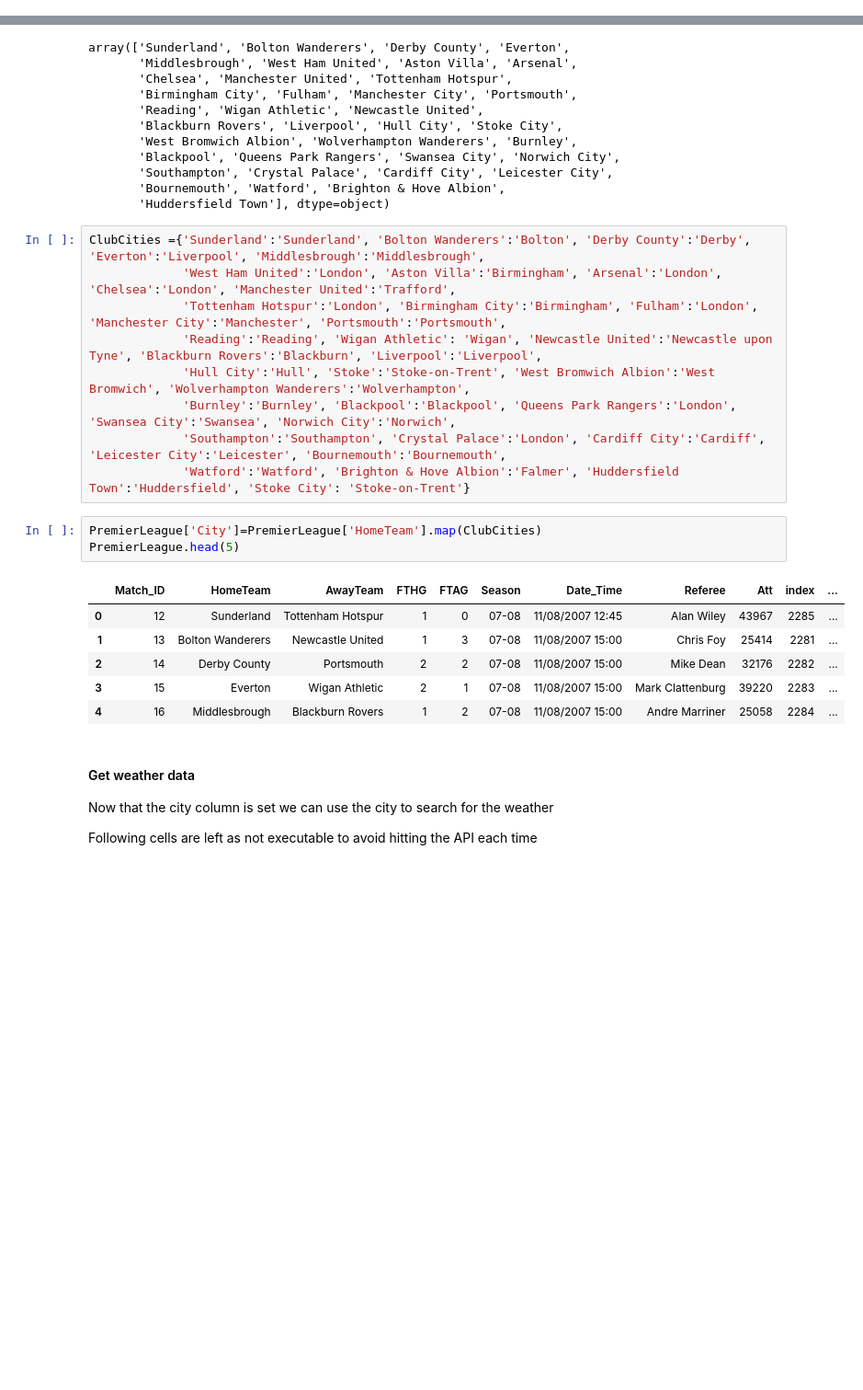
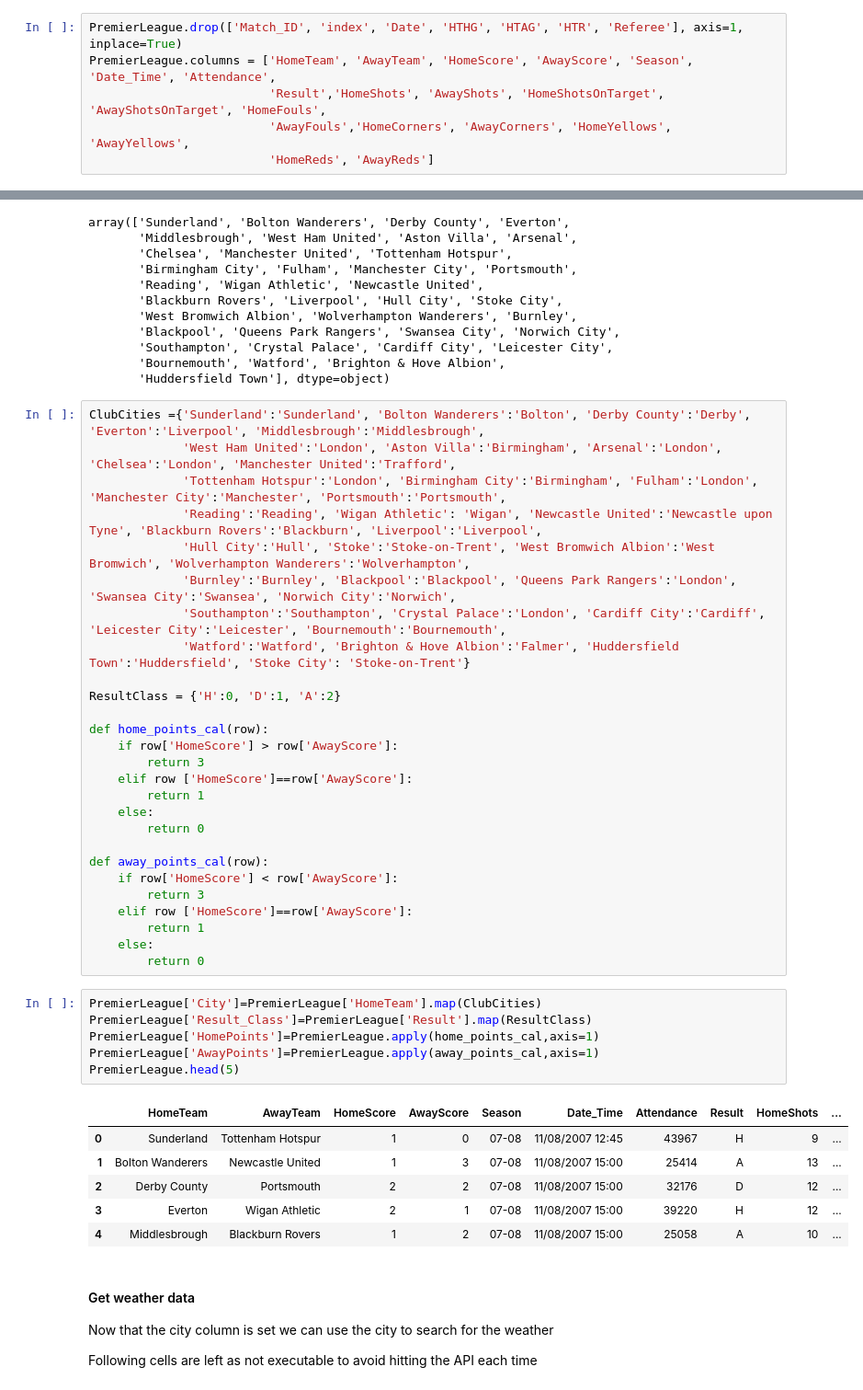
Before and after one commit to myfriendscallmeJ/a4, a Jupyter notebook: Project 4.ipynb, the cells around one changed output, grey strips where cells are left out. Shown at 92% size. Cells and saved outputs as stored; diff of their text form; blank space fills up the shorter version.

```diff
--- a/Project 4.ipynb
+++ b/Project 4.ipynb
@@ -389,3 +398,9 @@ memory usage: 914.4+ KB
+# %%
+PremierLeague.drop(['Match_ID', 'index', 'Date', 'HTHG', 'HTAG', 'HTR', 'Referee'], axis=1, inplace=True)
+PremierLeague.columns = ['HomeTeam', 'AwayTeam', 'HomeScore', 'AwayScore', 'Season', 'Date_Time', 'Attendance',
+                         'Result','HomeShots', 'AwayShots', 'HomeShotsOnTarget', 'AwayShotsOnTarget', 'HomeFouls',
+                         'AwayFouls','HomeCorners', 'AwayCorners', 'HomeYellows', 'AwayYellows',
+                         'HomeReds', 'AwayReds']
 # %%
 PremierLeague.HomeTeam.unique()
 # %% [output]
@@ -409,16 +424,37 @@ ClubCities ={'Sunderland':'Sunderland', 'Bolton Wanderers':'Bolton', 'Derby Coun
              'Burnley':'Burnley', 'Blackpool':'Blackpool', 'Queens Park Rangers':'London', 'Swansea City':'Swansea', 'Norwich City':'Norwich',
              'Southampton':'Southampton', 'Crystal Palace':'London', 'Cardiff City':'Cardiff', 'Leicester City':'Leicester', 'Bournemouth':'Bournemouth',
              'Watford':'Watford', 'Brighton & Hove Albion':'Falmer', 'Huddersfield Town':'Huddersfield', 'Stoke City': 'Stoke-on-Trent'}
+
+ResultClass = {'H':0, 'D':1, 'A':2}
+
+def home_points_cal(row):
+    if row['HomeScore'] > row['AwayScore']:
+        return 3
+    elif row ['HomeScore']==row['AwayScore']:
+        return 1
+    else:
+        return 0
+
+def away_points_cal(row):
+    if row['HomeScore'] < row['AwayScore']:
+        return 3
+    elif row ['HomeScore']==row['AwayScore']:
+        return 1
+    else:
+        return 0
 # %%
 PremierLeague['City']=PremierLeague['HomeTeam'].map(ClubCities)
+PremierLeague['Result_Class']=PremierLeague['Result'].map(ResultClass)
+PremierLeague['HomePoints']=PremierLeague.apply(home_points_cal,axis=1)
+PremierLeague['AwayPoints']=PremierLeague.apply(away_points_cal,axis=1)
 PremierLeague.head(5)
 # %% [output]
-|  | Match_ID | HomeTeam | AwayTeam | FTHG | FTAG | Season | Date_Time | Referee | Att | index | ... |
-| 0 | 12 | Sunderland | Tottenham Hotspur | 1 | 0 | 07-08 | 11/08/2007 12:45 | Alan Wiley | 43967 | 2285 | ... |
-| 1 | 13 | Bolton Wanderers | Newcastle United | 1 | 3 | 07-08 | 11/08/2007 15:00 | Chris Foy | 25414 | 2281 | ... |
-| 2 | 14 | Derby County | Portsmouth | 2 | 2 | 07-08 | 11/08/2007 15:00 | Mike Dean | 32176 | 2282 | ... |
-| 3 | 15 | Everton | Wigan Athletic | 2 | 1 | 07-08 | 11/08/2007 15:00 | Mark Clattenburg | 39220 | 2283 | ... |
-| 4 | 16 | Middlesbrough | Blackburn Rovers | 1 | 2 | 07-08 | 11/08/2007 15:00 | Andre Marriner | 25058 | 2284 | ... |
+|  | HomeTeam | AwayTeam | HomeScore | AwayScore | Season | Date_Time | Attendance | Result | HomeShots | ... |
+| 0 | Sunderland | Tottenham Hotspur | 1 | 0 | 07-08 | 11/08/2007 12:45 | 43967 | H | 9 | ... |
+| 1 | Bolton Wanderers | Newcastle United | 1 | 3 | 07-08 | 11/08/2007 15:00 | 25414 | A | 13 | ... |
+| 2 | Derby County | Portsmouth | 2 | 2 | 07-08 | 11/08/2007 15:00 | 32176 | D | 12 | ... |
+| 3 | Everton | Wigan Athletic | 2 | 1 | 07-08 | 11/08/2007 15:00 | 39220 | H | 12 | ... |
+| 4 | Middlesbrough | Blackburn Rovers | 1 | 2 | 07-08 | 11/08/2007 15:00 | 25058 | A | 10 | ... |
 # %% [markdown]
 #### Get weather data
 Now that the city column is set we can use the city to search for the weather
```
Also changed, not shown: parts of 19 cells of this notebook.
